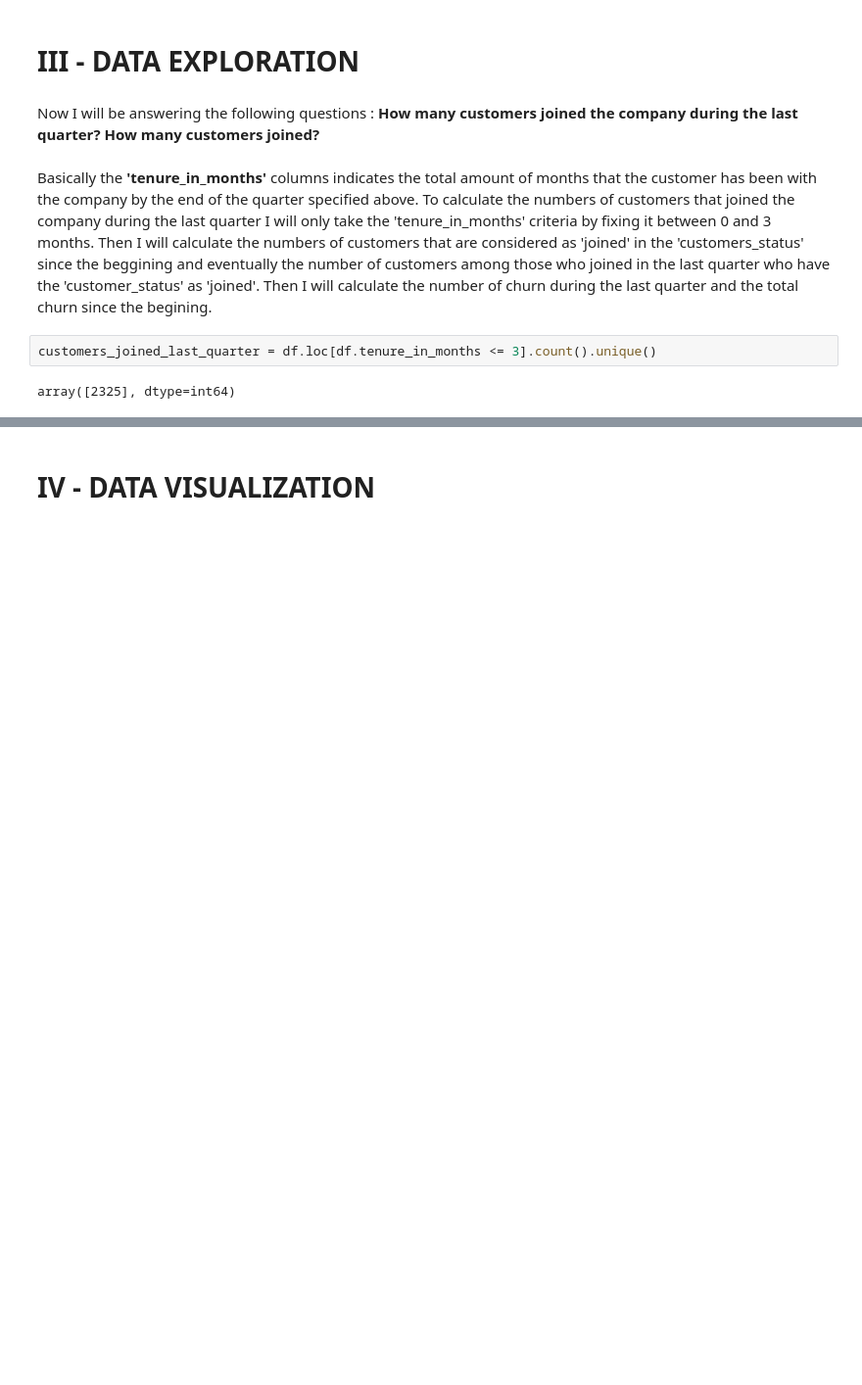
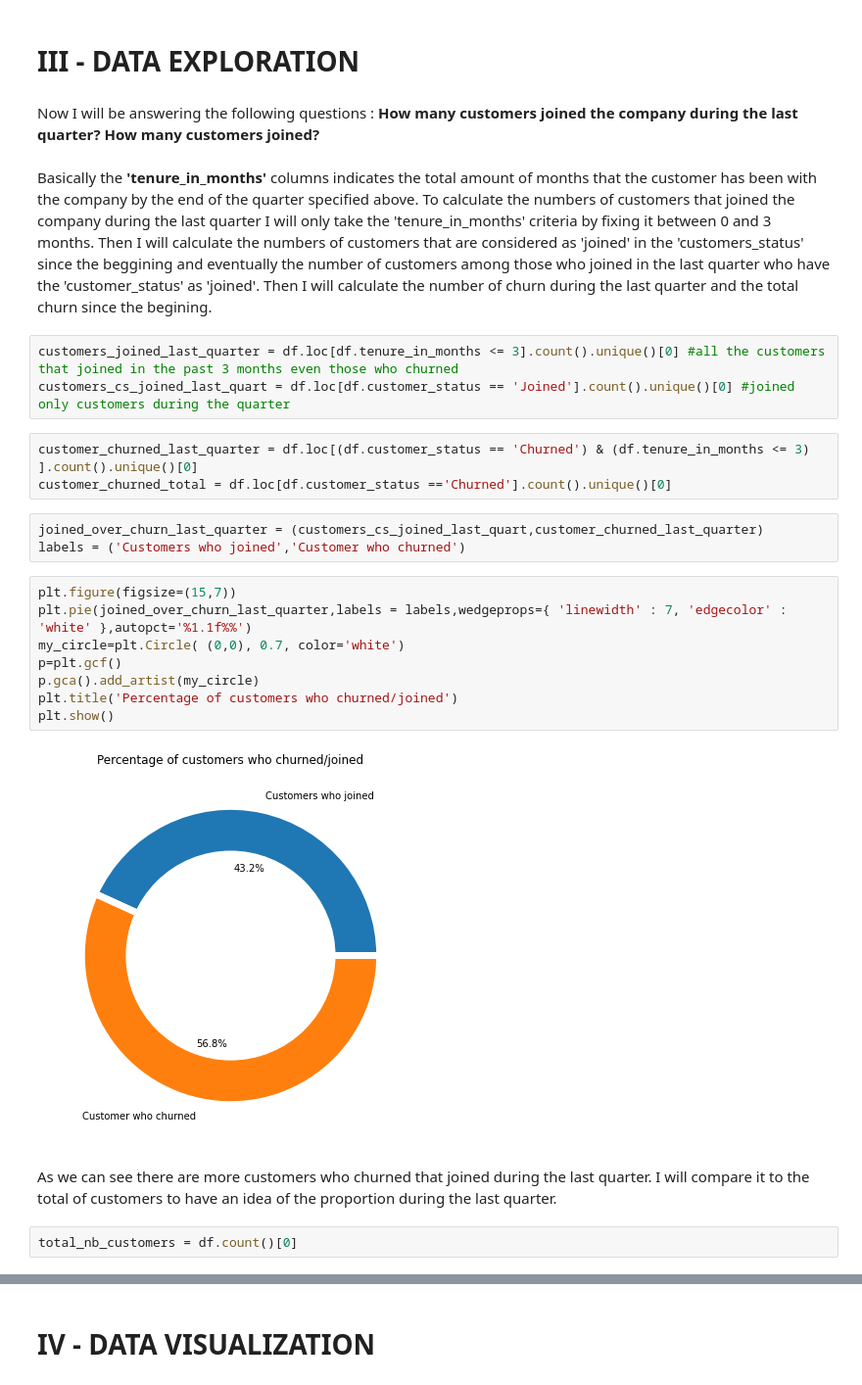
Before and after one commit to Yurhigz/Telecom_Churn, a Jupyter notebook: Script_Python.ipynb, the cells around one changed output, grey strips where cells are left out. Shown at 98% size. Drawn from its saved outputs; the diff is of its cells as text; blank space fills up the shorter version.

```diff
--- a/Script_Python.ipynb
+++ b/Script_Python.ipynb
@@ -219,7 +220,25 @@ Now I will be answering the following questions : <b> How many customers joined
 Basically the <b>'tenure_in_months'</b> columns indicates the total amount of months that the customer has been with the company by the end of the quarter specified above. To calculate the numbers of customers that joined the company during the last quarter I will only take the 'tenure_in_months' criteria by fixing it between 0 and 3 months. Then I will calculate the numbers of customers that are considered as 'joined' in the 'customers_status' since the beggining and eventually the number of customers among those who joined in the last quarter who have the 'customer_status' as 'joined'.
 Then I will calculate the number of churn during the last quarter and the total churn since the begining.
 # %%
-customers_joined_last_quarter = df.loc[df.tenure_in_months <= 3].count().unique()
+customers_joined_last_quarter = df.loc[df.tenure_in_months <= 3].count().unique()[0] #all the customers that joined in the past 3 months even those who churned
+customers_cs_joined_last_quart = df.loc[df.customer_status == 'Joined'].count().unique()[0] #joined only customers during the quarter
 # %%
+customer_churned_last_quarter = df.loc[(df.customer_status == 'Churned') & (df.tenure_in_months <= 3) ].count().unique()[0]
+customer_churned_total = df.loc[df.customer_status =='Churned'].count().unique()[0]
-# %% [output]
-array([2325], dtype=int64)
+# %%
+joined_over_churn_last_quarter = (customers_cs_joined_last_quart,customer_churned_last_quarter)
+labels = ('Customers who joined','Customer who churned')
+# %%
+plt.figure(figsize=(15,7))
+plt.pie(joined_over_churn_last_quarter,labels = labels,wedgeprops={ 'linewidth' : 7, 'edgecolor' : 'white' },autopct='%1.1f%%')
+my_circle=plt.Circle( (0,0), 0.7, color='white')
+p=plt.gcf()
+p.gca().add_artist(my_circle)
+plt.title('Percentage of customers who churned/joined')
+plt.show()
+# %% [output]
+[figure, added]
+# %% [markdown]
+As we can see there are more customers who churned that joined during the last quarter. I will compare it to the total of customers to have an idea of the proportion during the last quarter.
+# %%
+total_nb_customers = df.count()[0]
```
Also changed, not shown: parts of 9 cells of this notebook.
